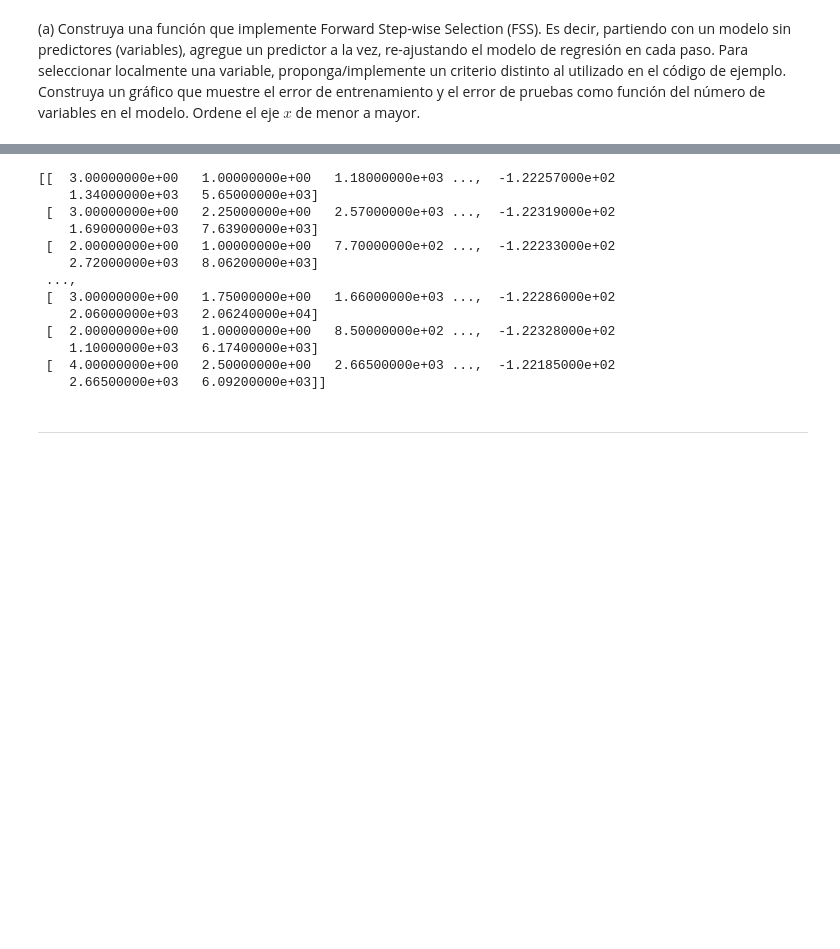
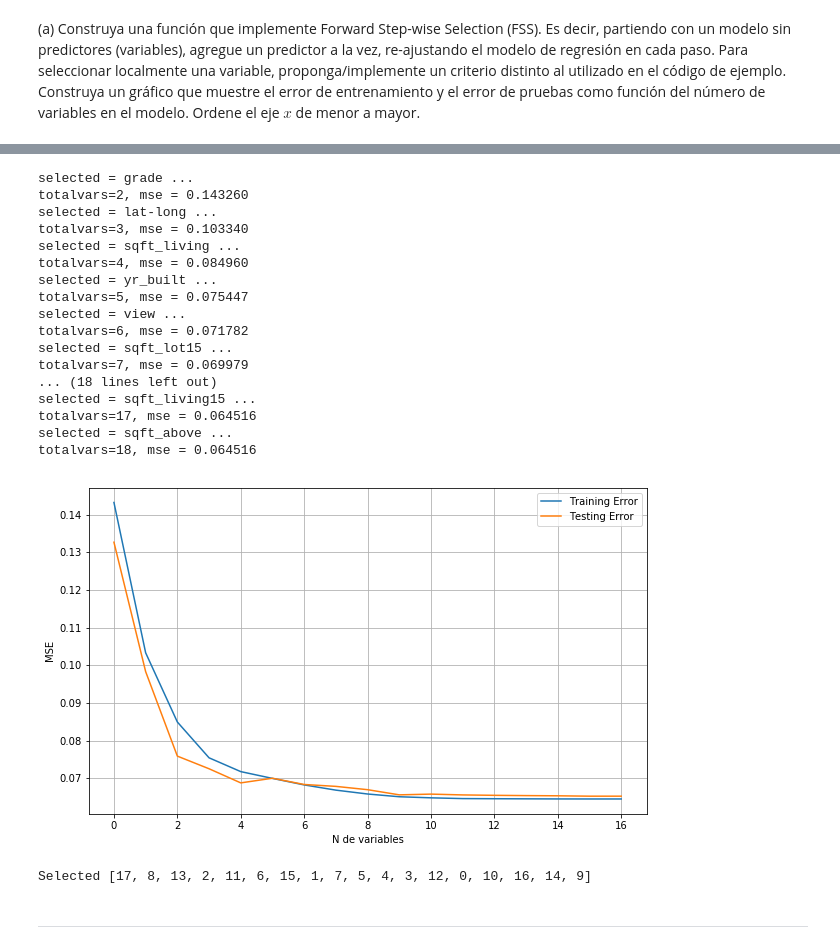
Before and after one commit to dsanmartin/INF578-HW, a Jupyter notebook: 1/Tarea1-ML.ipynb, the cells around one changed output, grey strips where cells are left out. Saved outputs shown, nothing was run; the diff lists cells and outputs as text; code cells hidden in the pictures; blank space fills up the shorter version.

```diff
--- a/1/Tarea1-ML.ipynb
+++ b/1/Tarea1-ML.ipynb
@@ -65,8 +65,8 @@ Xtest = Xtest.drop(['price'], axis=1)
 
 from sklearn.preprocessing import StandardScaler
 
-scaler = StandardScaler()
-df_scaled_train = pd.DataFrame(scaler.fit_transform(Xtrain), columns=Xtrain.columns)
+scaler = StandardScaler().fit(Xtrain)
+df_scaled_train = pd.DataFrame(scaler.transform(Xtrain), columns=Xtrain.columns)
 df_scaled_train.insert(df_scaled_train.shape[1], 'intercept', np.ones(df_scaled_train.shape[0]))
 # %% [markdown]
 Dado que los datos en las columnas se encuentran en distintas escalas, al momento de aplicar los algoritmos de aprendizaje existirán columnas que ponderarán mucho más y otros muchos menos dada esta diferencia de magnitud.
@@ -253,4 +253,16 @@ MSE B: 0.208685055502
 Utilizando el dataframe de la actividad anterior,
 # %% [markdown]
 (a) Construya una función que implemente Forward Step-wise Selection (FSS). Es decir, partiendo con un modelo sin predictores (variables), agregue un predictor a la vez, re-ajustando el modelo de regresión en cada paso. Para seleccionar localmente una variable, proponga/implemente un criterio distinto al utilizado en el código de ejemplo. Construya un gráfico que muestre el error de entrenamiento y el error de pruebas como función del número de variables en el modelo. Ordene el eje $x$ de menor a mayor.
+# %%
+import matplotlib.pyplot as plt
+
+def plot_error(x, error_training, error_testing):
+    plt.figure(figsize=(10, 6))
+    plt.plot(x, error_training, label="Training Error")
+    plt.plot(x, error_testing, label="Testing Error")
+    plt.grid(True)
+    plt.legend()
+    plt.xlabel("N de variables")
+    plt.ylabel("MSE")
+    plt.show()
 # %%
@@ -315,19 +318,38 @@ totalvars=17, mse = 0.066268
-# %%
-print Xm
-# %% [output]
-[[  3.00000000e+00   1.00000000e+00   1.18000000e+03 ...,  -1.22257000e+02
-    1.34000000e+03   5.65000000e+03]
- [  3.00000000e+00   2.25000000e+00   2.57000000e+03 ...,  -1.22319000e+02
-    1.69000000e+03   7.63900000e+03]
- [  2.00000000e+00   1.00000000e+00   7.70000000e+02 ...,  -1.22233000e+02
-    2.72000000e+03   8.06200000e+03]
- ...,
- [  3.00000000e+00   1.75000000e+00   1.66000000e+03 ...,  -1.22286000e+02
-    2.06000000e+03   2.06240000e+04]
- [  2.00000000e+00   1.00000000e+00   8.50000000e+02 ...,  -1.22328000e+02
-    1.10000000e+03   6.17400000e+03]
- [  4.00000000e+00   2.50000000e+00   2.66500000e+03 ...,  -1.22185000e+02
-    2.66500000e+03   6.09200000e+03]]
+# %%
+# Training data
+Xm = df_scaled_train.as_matrix()
+Ym = ytrain.as_matrix()
+
+# Testing data
+Xt = x_test.as_matrix()
+yt = ytest.as_matrix()
+
+names_regressors = ["bedrooms","bathrooms","sqft_living","sqft_lot","floors","waterfront","view",
+    "condition","grade","sqft_above","sqft_basement","yr_built","yr_renovated","lat-long",
+    "sqft_living15","sqft_lot15","intercept"]
+
+sel = fss(Xm, Ym, Xt, yt, names_regressors)
+print "Selected", sel
+# %% [output]
+selected = grade ...
+totalvars=2, mse = 0.143260
+selected = lat-long ...
+totalvars=3, mse = 0.103340
+selected = sqft_living ...
+totalvars=4, mse = 0.084960
+selected = yr_built ...
+totalvars=5, mse = 0.075447
+selected = view ...
+totalvars=6, mse = 0.071782
+selected = sqft_lot15 ...
+totalvars=7, mse = 0.069979
+... (18 lines left out)
+selected = sqft_living15 ...
+totalvars=17, mse = 0.064516
+selected = sqft_above ...
+totalvars=18, mse = 0.064516
+[figure, added]
+Selected [17, 8, 13, 2, 11, 6, 15, 1, 7, 5, 4, 3, 12, 0, 10, 16, 14, 9]
 # %% [markdown]
 ---
 # %% [markdown]
```
Also changed, not shown: parts of 6 cells of this notebook.
